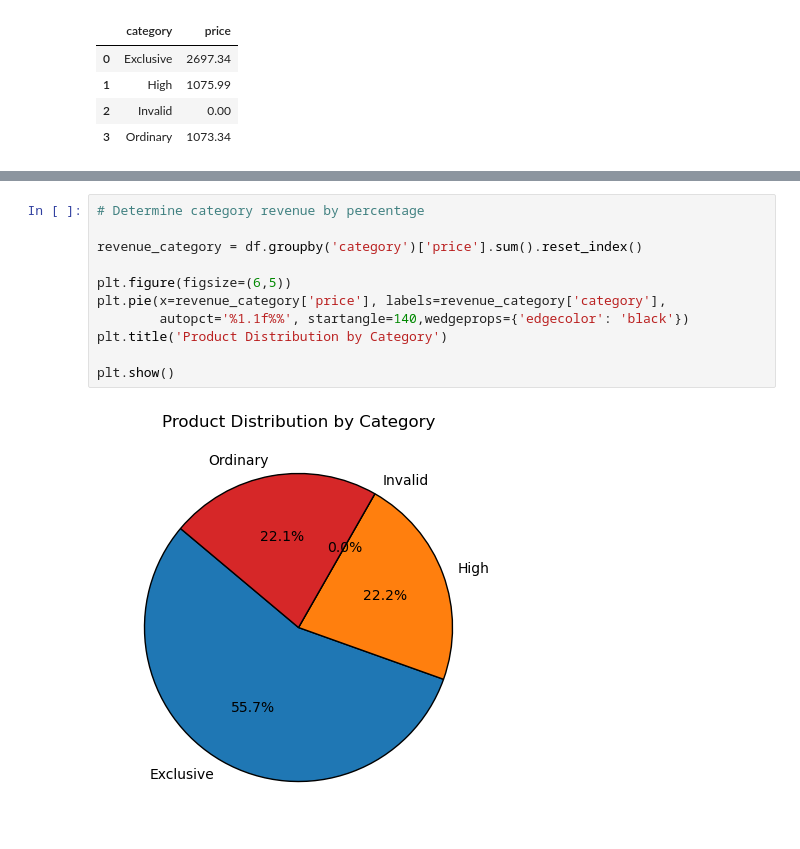
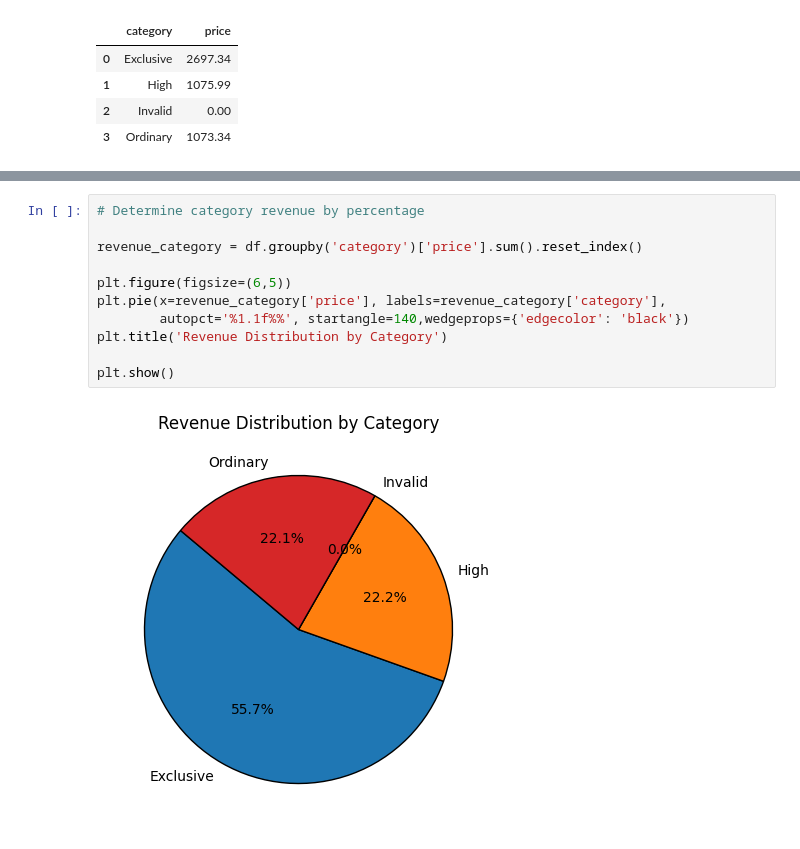
Before and after one commit to MtetoDesigns/Delli_data_cleaning, a Jupyter notebook: Delli_Datacleaning.ipynb, the cells around one changed output, grey strips where cells are left out. Cells and saved outputs as stored; diff of their text form.

```diff
--- a/Delli_Datacleaning.ipynb
+++ b/Delli_Datacleaning.ipynb
@@ -354,13 +348,13 @@ plt.show()
 # %%
 # Determine category revenue by percentage
 
 revenue_category = df.groupby('category')['price'].sum().reset_index()
 
 plt.figure(figsize=(6,5))
 plt.pie(x=revenue_category['price'], labels=revenue_category['category'],
         autopct='%1.1f%%', startangle=140,wedgeprops={'edgecolor': 'black'})
-plt.title('Product Distribution by Category')
+plt.title('Revenue Distribution by Category')
 
 plt.show()
 # %% [output]
-[figure, old version]
+[figure, new version]
```
Also changed, not shown: parts of 24 cells of this notebook.
